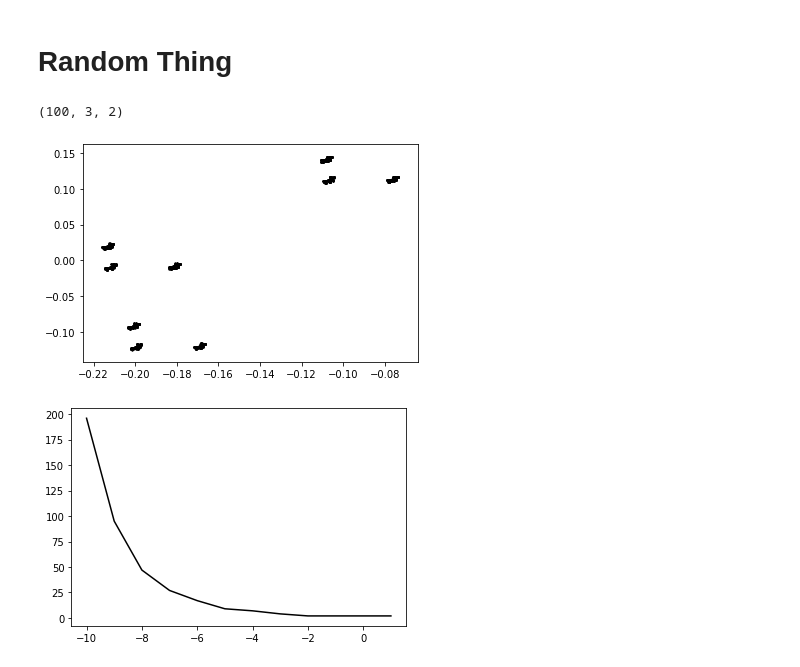
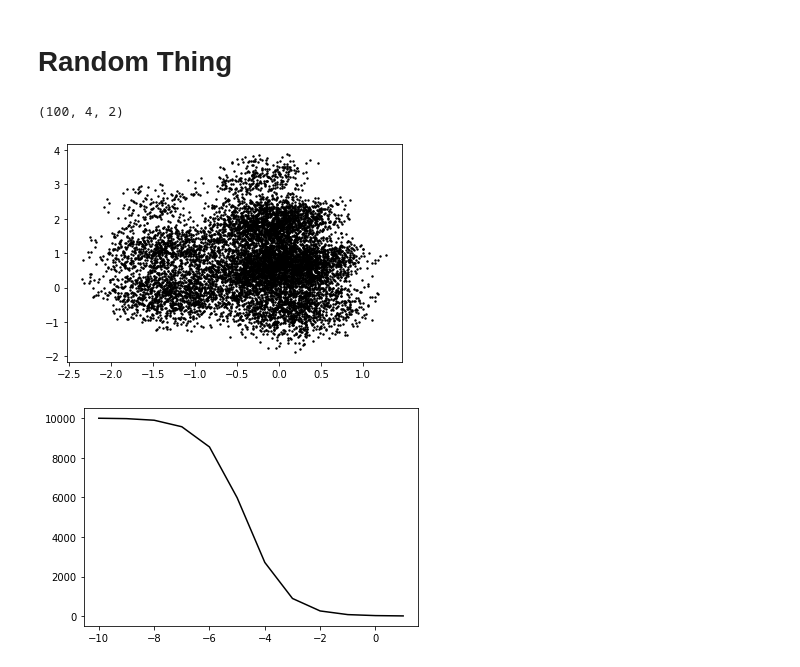
Before and after one commit to StellaAthena/fractal-ml, a Jupyter notebook: notebooks/Fractal Sampling.ipynb, the cells around one changed output. Cells and saved outputs as stored; diff of their text form; code cells hidden in the pictures.

```diff
--- a/notebooks/Fractal Sampling.ipynb
+++ b/notebooks/Fractal Sampling.ipynb
@@ -95,25 +97,25 @@ plt.show()
 # %%
 def random_direction_matrix(number_of_directions, extrinsic_dim,precision=1000):
     mean = np.zeros([extrinsic_dim])
     cov = np.identity(extrinsic_dim)
     rg = np.random.Generator(PCG64())
     # We can normalize this if we want to
     base = rg.multivariate_normal(mean,cov,[precision,number_of_directions])
     return base
 
 
-directions = random_direction_matrix(3,2,100)
+directions = random_direction_matrix(4,2,100)
 print(directions.shape)
-data = generate_direction_fractal(1000,0.2,directions)
+data = generate_direction_fractal(10000,0.7,directions)
 x, y = np.array(data).T
 plt.scatter(x, y, s=2, c='black')
 plt.show()
 # %% [output]
-(100, 3, 2)
+(100, 4, 2)
-[figure, old version]
+[figure, new version]
 # %%
 counts = approx_box_counting(0.5,-10,2,data)
 plt.plot(np.arange(-10,2),counts, c='black')
 plt.show()
 # %% [output]
-[figure, old version]
+[figure, new version]
```
Also changed, not shown: parts of 2 cells of this notebook.
